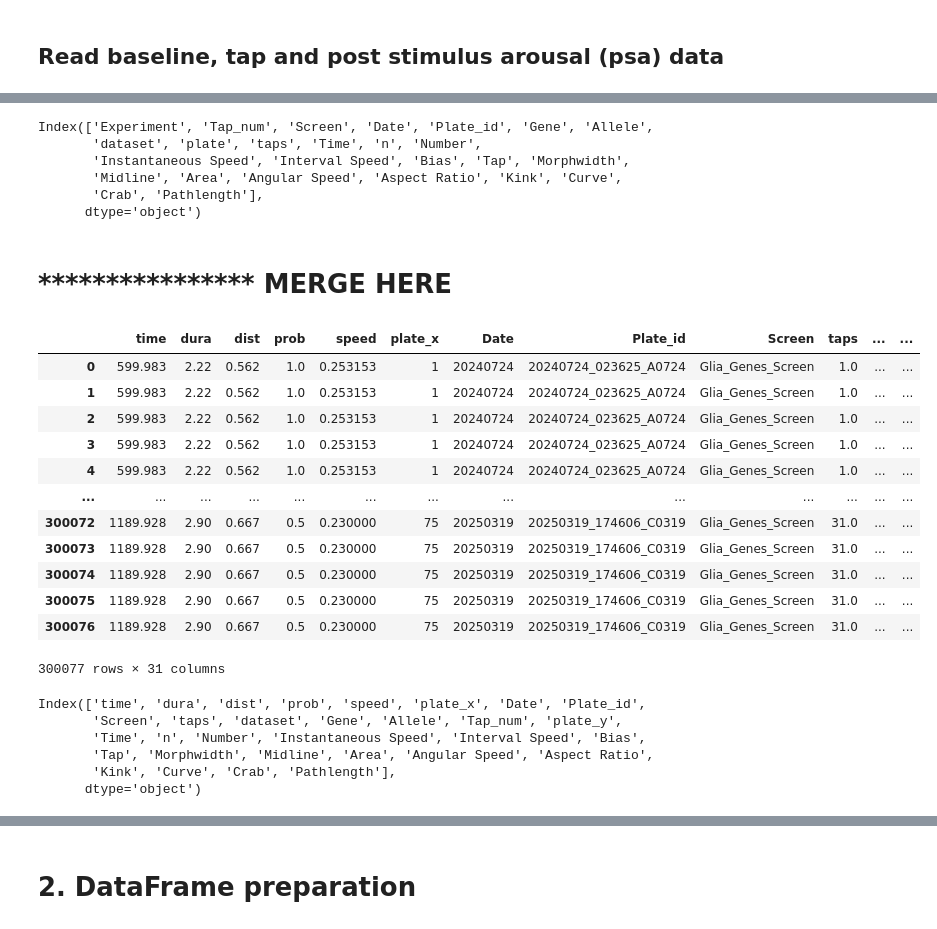
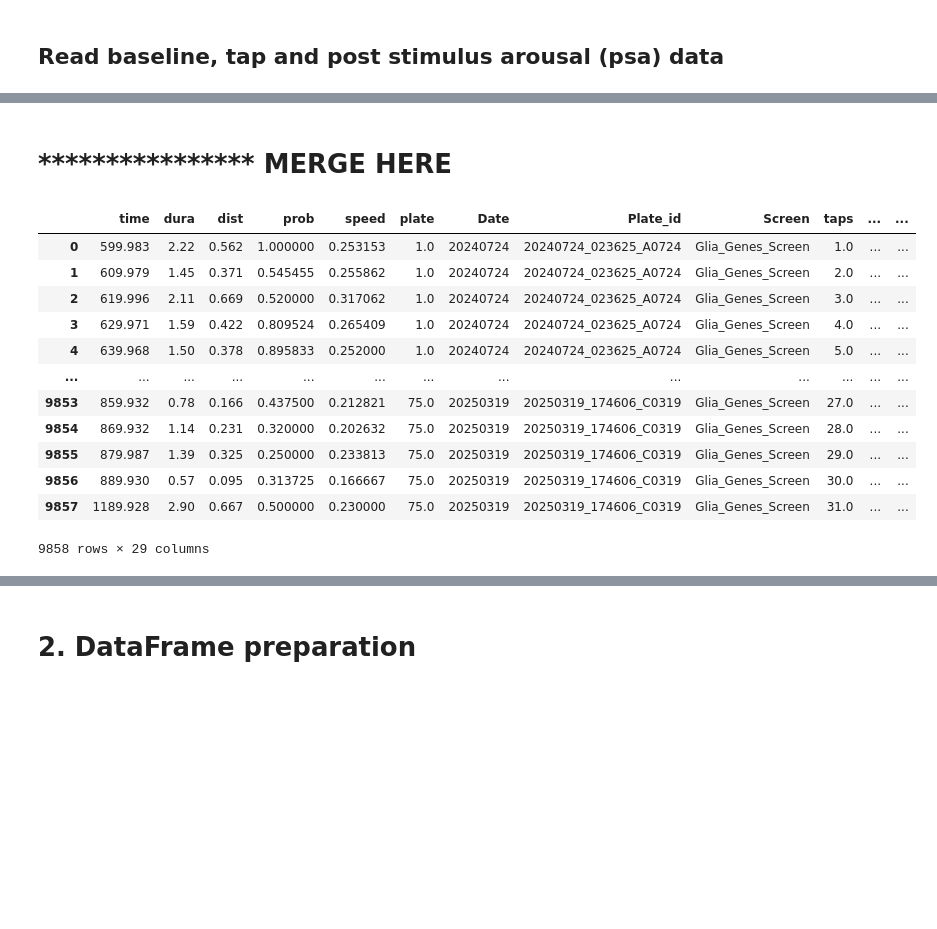
Before and after one commit to JosephLiangUBC/MWT_Dashboard, a Jupyter notebook: Step4_data_processing_for_db.ipynb, the cells around one changed output, grey strips where cells are left out. Saved outputs shown, nothing was run; the diff lists cells and outputs as text; code cells hidden in the pictures; blank space fills up the shorter version.

```diff
--- a/Step4_data_processing_for_db.ipynb
+++ b/Step4_data_processing_for_db.ipynb
@@ -169,45 +112,26 @@ psa_output2[['Time','Tap_num','taps']].head(60)
-# %%
-psa_output2.columns
-# %% [output]
-Index(['Experiment', 'Tap_num', 'Screen', 'Date', 'Plate_id', 'Gene', 'Allele',
-       'dataset', 'plate', 'taps', 'Time', 'n', 'Number',
-       'Instantaneous Speed', 'Interval Speed', 'Bias', 'Tap', 'Morphwidth',
-       'Midline', 'Area', 'Angular Speed', 'Aspect Ratio', 'Kink', 'Curve',
-       'Crab', 'Pathlength'],
-      dtype='object')
 # %% [markdown]
 # **************** MERGE HERE
 # %%
 tap_psa_output = pd.merge(
     tap_output, psa_output.drop(columns='Experiment'),
     how='outer',
-    left_on=['Date', 'Plate_id', 'Screen', 'dataset', 'Gene', 'Allele' ],
-    right_on=['Date', 'Plate_id', 'Screen', 'dataset', 'Gene', 'Allele']
+    on=['Date', 'Plate_id', 'Screen', 'dataset', 'Gene', 'Allele', "taps" ]
 )
 
 tap_psa_output
 # %% [output]
-|  | time | dura | dist | prob | speed | plate_x | Date | Plate_id | Screen | taps | ... | ... |
-| 0 | 599.983 | 2.22 | 0.562 | 1.0 | 0.253153 | 1 | 20240724 | 20240724_023625_A0724 | Glia_Genes_Screen | 1.0 | ... | ... |
-| 1 | 599.983 | 2.22 | 0.562 | 1.0 | 0.253153 | 1 | 20240724 | 20240724_023625_A0724 | Glia_Genes_Screen | 1.0 | ... | ... |
-| 2 | 599.983 | 2.22 | 0.562 | 1.0 | 0.253153 | 1 | 20240724 | 20240724_023625_A0724 | Glia_Genes_Screen | 1.0 | ... | ... |
-| 3 | 599.983 | 2.22 | 0.562 | 1.0 | 0.253153 | 1 | 20240724 | 20240724_023625_A0724 | Glia_Genes_Screen | 1.0 | ... | ... |
-| 4 | 599.983 | 2.22 | 0.562 | 1.0 | 0.253153 | 1 | 20240724 | 20240724_023625_A0724 | Glia_Genes_Screen | 1.0 | ... | ... |
+|  | time | dura | dist | prob | speed | plate | Date | Plate_id | Screen | taps | ... | ... |
+| 0 | 599.983 | 2.22 | 0.562 | 1.000000 | 0.253153 | 1.0 | 20240724 | 20240724_023625_A0724 | Glia_Genes_Screen | 1.0 | ... | ... |
+| 1 | 609.979 | 1.45 | 0.371 | 0.545455 | 0.255862 | 1.0 | 20240724 | 20240724_023625_A0724 | Glia_Genes_Screen | 2.0 | ... | ... |
+| 2 | 619.996 | 2.11 | 0.669 | 0.520000 | 0.317062 | 1.0 | 20240724 | 20240724_023625_A0724 | Glia_Genes_Screen | 3.0 | ... | ... |
+| 3 | 629.971 | 1.59 | 0.422 | 0.809524 | 0.265409 | 1.0 | 20240724 | 20240724_023625_A0724 | Glia_Genes_Screen | 4.0 | ... | ... |
+| 4 | 639.968 | 1.50 | 0.378 | 0.895833 | 0.252000 | 1.0 | 20240724 | 20240724_023625_A0724 | Glia_Genes_Screen | 5.0 | ... | ... |
 | ... | ... | ... | ... | ... | ... | ... | ... | ... | ... | ... | ... | ... |
-| 300072 | 1189.928 | 2.90 | 0.667 | 0.5 | 0.230000 | 75 | 20250319 | 20250319_174606_C0319 | Glia_Genes_Screen | 31.0 | ... | ... |
-| 300073 | 1189.928 | 2.90 | 0.667 | 0.5 | 0.230000 | 75 | 20250319 | 20250319_174606_C0319 | Glia_Genes_Screen | 31.0 | ... | ... |
-| 300074 | 1189.928 | 2.90 | 0.667 | 0.5 | 0.230000 | 75 | 20250319 | 20250319_174606_C0319 | Glia_Genes_Screen | 31.0 | ... | ... |
-| 300075 | 1189.928 | 2.90 | 0.667 | 0.5 | 0.230000 | 75 | 20250319 | 20250319_174606_C0319 | Glia_Genes_Screen | 31.0 | ... | ... |
-| 300076 | 1189.928 | 2.90 | 0.667 | 0.5 | 0.230000 | 75 | 20250319 | 20250319_174606_C0319 | Glia_Genes_Screen | 31.0 | ... | ... |
+| 9853 | 859.932 | 0.78 | 0.166 | 0.437500 | 0.212821 | 75.0 | 20250319 | 20250319_174606_C0319 | Glia_Genes_Screen | 27.0 | ... | ... |
+| 9854 | 869.932 | 1.14 | 0.231 | 0.320000 | 0.202632 | 75.0 | 20250319 | 20250319_174606_C0319 | Glia_Genes_Screen | 28.0 | ... | ... |
+| 9855 | 879.987 | 1.39 | 0.325 | 0.250000 | 0.233813 | 75.0 | 20250319 | 20250319_174606_C0319 | Glia_Genes_Screen | 29.0 | ... | ... |
+| 9856 | 889.930 | 0.57 | 0.095 | 0.313725 | 0.166667 | 75.0 | 20250319 | 20250319_174606_C0319 | Glia_Genes_Screen | 30.0 | ... | ... |
+| 9857 | 1189.928 | 2.90 | 0.667 | 0.500000 | 0.230000 | 75.0 | 20250319 | 20250319_174606_C0319 | Glia_Genes_Screen | 31.0 | ... | ... |
-300077 rows × 31 columns
+9858 rows × 29 columns
 # %%
 tap_psa_output.to_csv("tap_psa_output")
-# %%
-tap_psa_output.columns
-# %% [output]
-Index(['time', 'dura', 'dist', 'prob', 'speed', 'plate_x', 'Date', 'Plate_id',
-       'Screen', 'taps', 'dataset', 'Gene', 'Allele', 'Tap_num', 'plate_y',
-       'Time', 'n', 'Number', 'Instantaneous Speed', 'Interval Speed', 'Bias',
-       'Tap', 'Morphwidth', 'Midline', 'Area', 'Angular Speed', 'Aspect Ratio',
-       'Kink', 'Curve', 'Crab', 'Pathlength'],
-      dtype='object')
```
Also changed, not shown: parts of 35 cells of this notebook.
